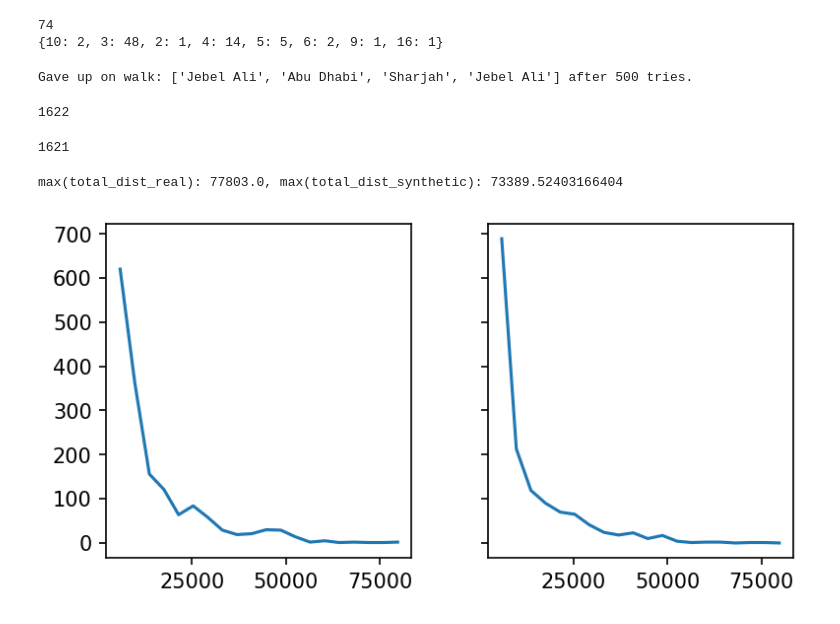
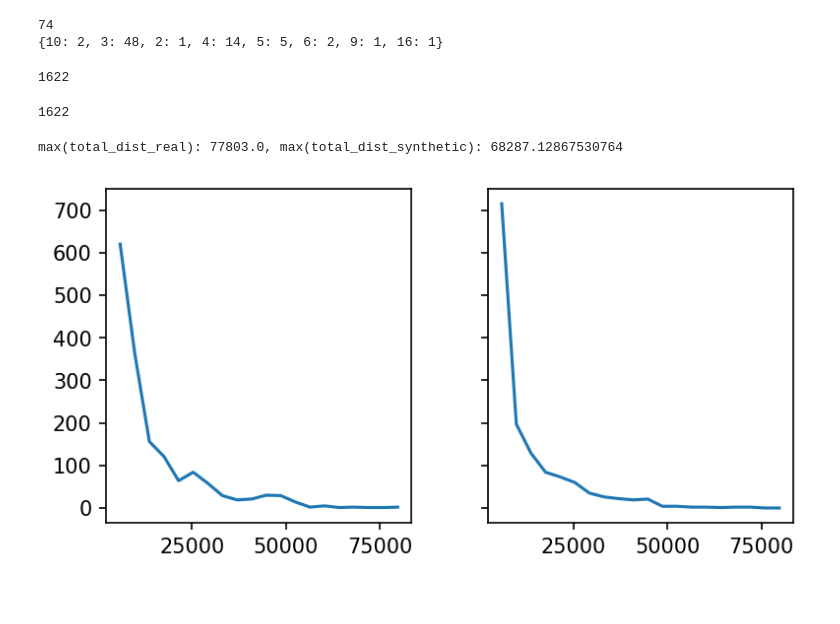
Before and after one commit to tlarock/shipping, a Jupyter notebook: notebooks/synthetic_paths.ipynb, the cells around one changed output. Drawn from its saved outputs; the diff is of its cells as text; code cells hidden in the pictures.

```diff
--- a/notebooks/synthetic_paths.ipynb
+++ b/notebooks/synthetic_paths.ipynb
@@ -4,6 +4,10 @@ import matplotlib
 import matplotlib.pyplot as plt
 from sklearn.mixture import GaussianMixture
 %matplotlib inline
+# %%
+# Choosing a "random" random seed (smashing keboard) to get the same set of paths
+random_seed = 8946594
+rs = np.random.RandomState(np.random.MT19937(random_seed))
 # %% [markdown]
 # Generate a set of nodes $V$, with $|V|=977$, and random shipping distances between them
 # %%
@@ -126,7 +130,7 @@ def compute_walk(closed_walk, walk_length, total_distance, estimated_distances,
     # We will loop until a walk is found, up to num_nodes_to_try*len(distance_margins)
     for nodes_tried in range(num_nodes_to_try):
         # Note: This does not preserve inequality in start/end node appearances
-        start_node = np.random.choice(all_nodes)
+        start_node = rs.choice(all_nodes, )
 
         # Loop over the distance margins looking for an acceptable walk
         for current_margin in distance_margins:
@@ -161,7 +165,7 @@ def compute_walk(closed_walk, walk_length, total_distance, estimated_distances,
                 else:
                     # Choose a random node, biased towards closer nodes
                     all_other_nodes = list(set(all_nodes)-set([current_node]))
-                    candidate_node = np.random.choice(all_other_nodes, p=current_node_dists)
+                    candidate_node = rs.choice(all_other_nodes, p=current_node_dists)
                     candidate_dist = estimated_distances[current_node][candidate_node]
                     if (current_dist + candidate_dist) <= max_distance:
                         walk.append(candidate_node)
@@ -219,11 +223,9 @@ for k, num in repeated_by_length.items():
     if num_existing_repeats > 0:
         num = num - (num_existing_repeats)
     # Choose num repeats and add them to our list of walks
-    idxs = np.random.choice(list(range(len(k_length_walks))), size=num, replace=True)
+    idxs = rs.choice(list(range(len(k_length_walks))), size=num, replace=True)
     for idx in idxs:
         synthetic_walks.append(list(k_length_walks[idx]))
-# %% [output]
-Gave up on walk: ['Jebel Ali', 'Abu Dhabi', 'Sharjah', 'Jebel Ali'] after 500 tries.
 # %%
 print(len(walks))
 # %% [output]
@@ -231,30 +233,29 @@ print(len(walks))
 # %%
 print(len(synthetic_walks))
 # %% [output]
-1621
+1622
 # %%
 # Compare total distance distributions
 total_dist_real = []
 total_dist_synthetic = []
 for i in range(len(walks)):
     real_walk = walks[i]
     total_dist_real.append(sum([real_distances[(real_walk[j-1], real_walk[j])] for j in range(1, len(real_walk))]))
-    if i < len(synthetic_walks):
-        synthetic_walk = synthetic_walks[i]
-        total_dist_synthetic.append(sum([estimated_distances[synthetic_walk[j-1]][synthetic_walk[j]]
-                                         for j in range(1, len(synthetic_walk))]))
+    synthetic_walk = synthetic_walks[i]
+    total_dist_synthetic.append(sum([estimated_distances[synthetic_walk[j-1]][synthetic_walk[j]]
+                                     for j in range(1, len(synthetic_walk))]))
 
 fig, axs = plt.subplots(nrows=1, ncols=2, dpi=150, figsize=(6, 3), squeeze=False, sharey=True)
 plt.subplots_adjust(wspace=0.25)
 ax = axs[0][0]
 hist, bins = np.histogram(total_dist_real, bins=20)
 x = bins[1:] + (bins[1:] - bins[:-1]) / 2
 ax.plot(x, hist)
 ax = axs[0][1]
 hist, _ = np.histogram(total_dist_synthetic, bins=bins)
 ax.plot(x, hist)
 print(f"max(total_dist_real): {max(total_dist_real)}, max(total_dist_synthetic): {max(total_dist_synthetic)}")
 # %% [output]
-max(total_dist_real): 77803.0, max(total_dist_synthetic): 73389.52403166404
+max(total_dist_real): 77803.0, max(total_dist_synthetic): 68287.12867530764
-[figure, old version]
+[figure, new version]
 # %%
```
Also changed, not shown: parts of 4 cells of this notebook, 1 other file.
